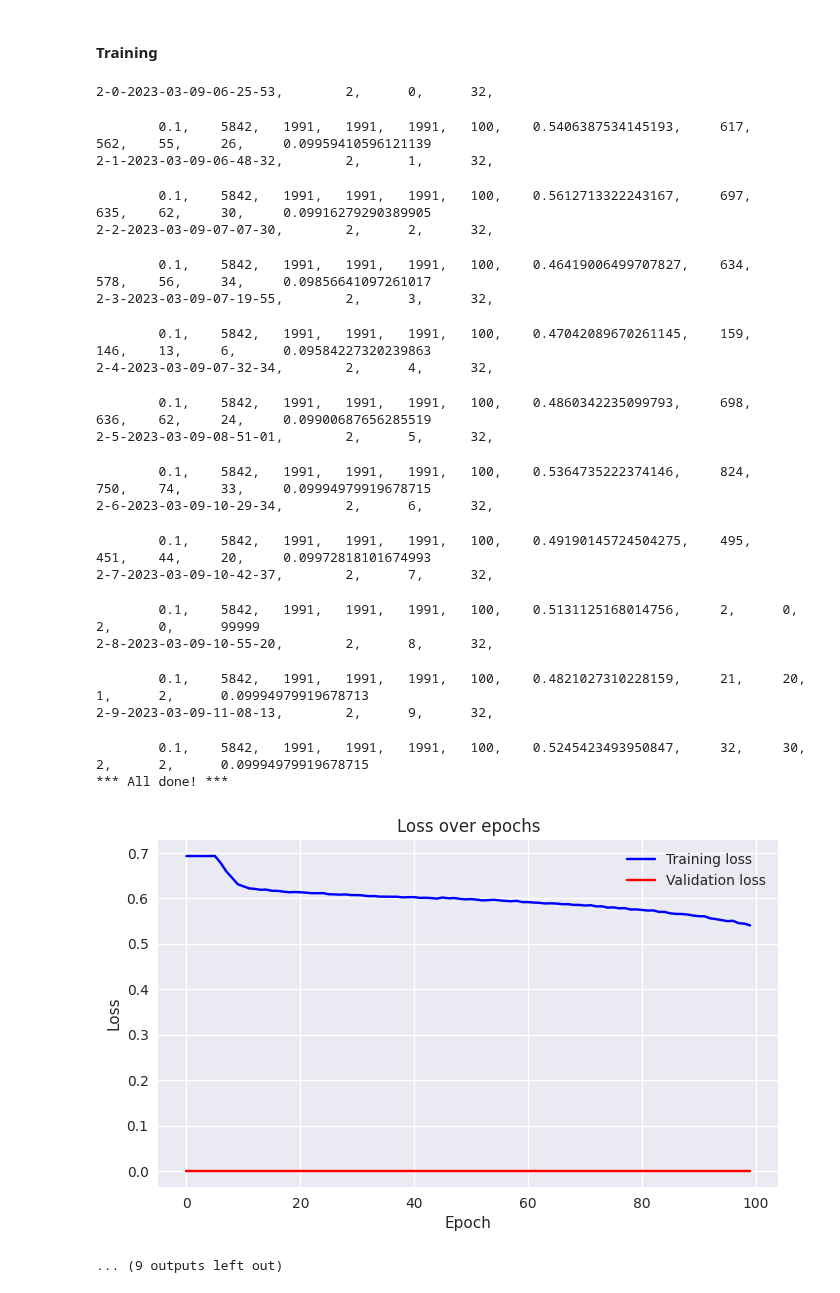
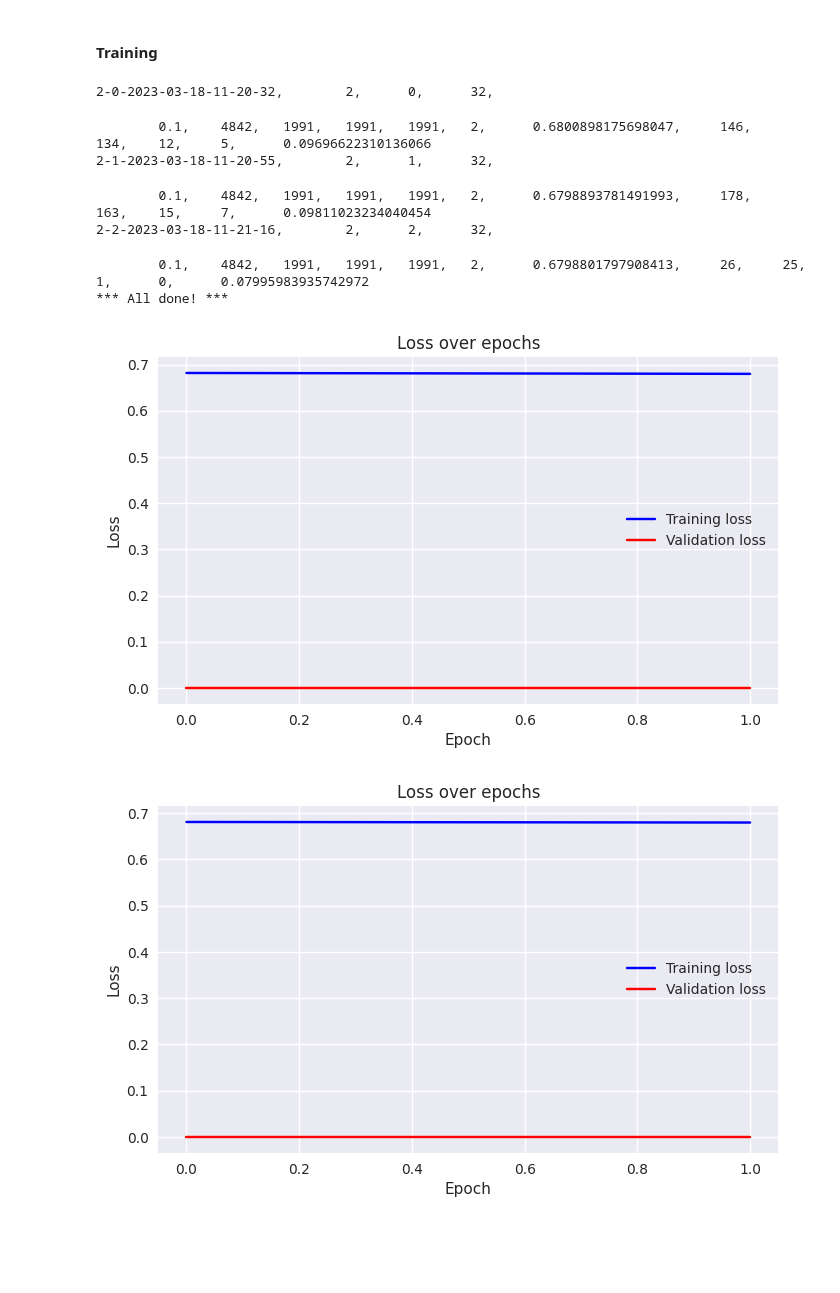
Before and after one commit to danielputerman/thesis, a Jupyter notebook: thesis.ipynb, the cells around one changed output. Saved outputs shown, nothing was run; the diff lists cells and outputs as text; code cells hidden in the pictures; blank space fills up the shorter version.

Commit message:
WIP - adding standard classifier as benchmark

```diff
--- a/thesis.ipynb
+++ b/thesis.ipynb
@@ -292,7 +256,7 @@ def get_trained_model(train_loader, test_loader):
     model = nn.DataParallel(LeNet5(N_CLASSES)) # We create the model from scratch for each experiment
     optimizer = torch.optim.Adam(model.parameters(), lr=LEARNING_RATE)
     criterion = nn.CrossEntropyLoss()
-    return run_loop(train_loader, test_loader, criterion, model, optimizer, normalize_input_fn=lambda x: x / 255.0, num_epochs=100)
+    return run_loop(train_loader, test_loader, criterion, model, optimizer, normalize_input_fn=lambda x: x / 255.0, num_epochs=2)
 # %%
 class ConcatDataset(torch.utils.data.Dataset):
     def __init__(self, datasetA, datasetB):
@@ -388,6 +352,8 @@ def get_datasets_for_discovery(experiment_type: int, add_noise=False) -> tuple[S
             Dataset.targets: 1-D tensor (target class)
     '''
 
+    BENCHMARK_TRAINING_SIZE = 1000 # data used for training a *standard* classifier for benchmark purposes
+
     image_padding_to_32 = transforms.Compose([transforms.Resize((32,32)), transforms.ToTensor()])
 
     if add_noise:
@@ -400,7 +366,28 @@ def get_datasets_for_discovery(experiment_type: int, add_noise=False) -> tuple[S
     training_subset_data, training_subset_targets = next(iter(training_subset_loader)) # We only need one iteration, as the loader has the size of the entire relevant sample
 
     assert len(training_subset_targets[(training_subset_targets!=4).nonzero().reshape(-1)])==0 # Avoid bugs in data loading. You're welcome hahaha
+
     training_subset_targets[(training_subset_targets==4).nonzero().reshape(-1)] = 0  # Set the targets' value to 0 (as this is our "null" class).
+
+    # Separating training for Adadetect and benchmark
+    benchmark_four_subset_data = training_subset_data[-BENCHMARK_TRAINING_SIZE:]
+    benchmark_four_subset_targets = training_subset_targets[-BENCHMARK_TRAINING_SIZE:]
+
+    # Notice that since we update training_subset_data itself, this MUST happen AFTER we already got the benchmark data.
+    training_subset_data = training_subset_data[:-BENCHMARK_TRAINING_SIZE]
+    training_subset_targets = training_subset_targets[:-BENCHMARK_TRAINING_SIZE]
+
+    benchmark_nine_subset_index = (training_set_full.targets == 9).nonzero().reshape(-1)
+    benchmark_nine_subset_loader = torch.utils.data.DataLoader(dataset=training_set_full, batch_size=len(benchmark_nine_subset_index), shuffle=False, sampler=Data.SubsetRandomSampler(benchmark_nine_subset_index))
+    benchmark_nine_subset_data, benchmark_nine_subset_targets = next(iter(benchmark_nine_subset_loader))
+
+    assert len(benchmark_nine_subset_targets[(benchmark_nine_subset_targets!=9).nonzero().reshape(-1)])==0 # Avoid bugs in data loading. You're welcome hahaha
+
+    benchmark_nine_subset_targets[(benchmark_nine_subset_targets==9).nonzero().reshape(-1)] = 1  # Set the targets' value to 1 (as this is our "positive" class).
+
+    benchmark_data = torch.cat([benchmark_four_subset_data, benchmark_nine_subset_data], dim=0)
+    benchmark_targets = torch.cat([benchmark_four_subset_targets,benchmark_nine_subset_targets], dim=0)
+    benchmark_set = SimpleDataSet(benchmark_data, benchmark_targets)
 
     training_set = SimpleDataSet(training_subset_data, training_subset_targets)
 
@@ -420,7 +407,7 @@ def get_datasets_for_discovery(experiment_type: int, add_noise=False) -> tuple[S
     test_subset_targets[(test_subset_targets==9).nonzero().reshape(-1)] = 1
     test_set = SimpleDataSet(test_subset_data, test_subset_targets)
 
-    return training_set, test_set
+    return training_set, test_set, benchmark_set
 # %%
 def run_discovery(seed, batch_size, experiment_type, alpha=0.1):
 
@@ -430,7 +417,7 @@ def run_discovery(seed, batch_size, experiment_type, alpha=0.1):
     random.seed(seed)
 
     # Get the data (notice this loads in a different random order each time, given the seed)
-    training_set, test_set = get_datasets_for_discovery(experiment_type)
+    training_set, test_set, benchmark_set = get_datasets_for_discovery(experiment_type)
 
     # train_autoencoder(auto_econder, training_set) if auto_econder is not None else 0
 
@@ -509,8 +496,8 @@ def print_to_stdout_and_stream(text, stream:TextIO = NullStream):
         stream.write(text)
         stream.flush()
 
-NUM_EXPERIMENT_TYPES = 2
-NUM_EXPERIMENTS_PER_TYPE = 10
+NUM_EXPERIMENT_TYPES = 2 # 1 - only 9, 2 - 4+9
+NUM_EXPERIMENTS_PER_TYPE = 2
 BATCH_SIZE = 32
 
 # DEVICE = torch.device("mps") if torch.backends.mps.is_available() else torch.device("cpu")
@@ -528,53 +515,39 @@ with open('experiments-results.csv', mode='at', encoding="utf-8") as results_str
             exp_id = F"{exp_type}-{i}-{datetime.utcnow().strftime('%Y-%m-%d-%H-%M-%S')}"
             print_to_stdout_and_stream(F"{exp_id},"
                                        F"\t{exp_type},"
                                        F"\t{i},"
                                        F"\t{BATCH_SIZE},", results_stream)
 
             discovery_results = run_discovery(i, BATCH_SIZE, exp_type)
 
             print_to_stdout_and_stream(F"\t{discovery_results['alpha']},"
                                        F"\t{discovery_results['training_set_size']},"
                                        F"\t{discovery_results['test_set_size']},"
                                        F"\t{discovery_results['m']},"
                                        F"\t{discovery_results['l']},"
                                        F"\t{discovery_results['num_epochs']},"
                                        F"\t{discovery_results['final_CELoss']},"
                                        F"\t{discovery_results['total_elements']},"
                                        F"\t{discovery_results['total_discoveries']},"
                                        F"\t{discovery_results['v']},"
                                        F"\t{discovery_results['false_discoveries']},"
                                        F"\t{discovery_results['fdp']}\n", results_stream)
 
             # Reproduceability - save the model used for this discovery process
             torch.save({
                 'model_state_dict': discovery_results["model"].state_dict(),
                 'optimizer_state_dict': discovery_results["optimizer"].state_dict(),
                 'loss': discovery_results["final_CELoss"],
             }, F"{exp_id}.pt")
 
 print("*** All done! ***")
 # %% [output]
-2-0-2023-03-09-06-25-53,        2,      0,      32,
+2-0-2023-03-18-11-20-32,        2,      0,      32,
-        0.1,    5842,   1991,   1991,   1991,   100,    0.5406387534145193,     617,    562,    55,     26,     0.09959410596121139
-2-1-2023-03-09-06-48-32,        2,      1,      32,
+        0.1,    4842,   1991,   1991,   1991,   2,      0.6800898175698047,     146,    134,    12,     5,      0.09696622310136066
+2-1-2023-03-18-11-20-55,        2,      1,      32,
-        0.1,    5842,   1991,   1991,   1991,   100,    0.5612713322243167,     697,    635,    62,     30,     0.09916279290389905
-2-2-2023-03-09-07-07-30,        2,      2,      32,
+        0.1,    4842,   1991,   1991,   1991,   2,      0.6798893781491993,     178,    163,    15,     7,      0.09811023234040454
+2-2-2023-03-18-11-21-16,        2,      2,      32,
-        0.1,    5842,   1991,   1991,   1991,   100,    0.46419006499707827,    634,    578,    56,     34,     0.09856641097261017
-2-3-2023-03-09-07-19-55,        2,      3,      32,
+        0.1,    4842,   1991,   1991,   1991,   2,      0.6798801797908413,     26,     25,     1,      0,      0.07995983935742972
+*** All done! ***
-        0.1,    5842,   1991,   1991,   1991,   100,    0.47042089670261145,    159,    146,    13,     6,      0.09584227320239863
-2-4-2023-03-09-07-32-34,        2,      4,      32,
-        0.1,    5842,   1991,   1991,   1991,   100,    0.4860342235099793,     698,    636,    62,     24,     0.09900687656285519
-2-5-2023-03-09-08-51-01,        2,      5,      32,
-        0.1,    5842,   1991,   1991,   1991,   100,    0.5364735222374146,     824,    750,    74,     33,     0.09994979919678715
-2-6-2023-03-09-10-29-34,        2,      6,      32,
-        0.1,    5842,   1991,   1991,   1991,   100,    0.49190145724504275,    495,    451,    44,     20,     0.09972818101674993
-2-7-2023-03-09-10-42-37,        2,      7,      32,
-        0.1,    5842,   1991,   1991,   1991,   100,    0.5131125168014756,     2,      0,      2,      0,      99999
-2-8-2023-03-09-10-55-20,        2,      8,      32,
-        0.1,    5842,   1991,   1991,   1991,   100,    0.4821027310228159,     21,     20,     1,      2,      0.09994979919678713
-2-9-2023-03-09-11-08-13,        2,      9,      32,
-        0.1,    5842,   1991,   1991,   1991,   100,    0.5245423493950847,     32,     30,     2,      2,      0.09994979919678715
-*** All done! ***
-[figure, old version]
+[figure, new version]
-... (9 outputs left out)
+[figure, added]
```
Also changed, not shown: parts of 2 cells of this notebook.
